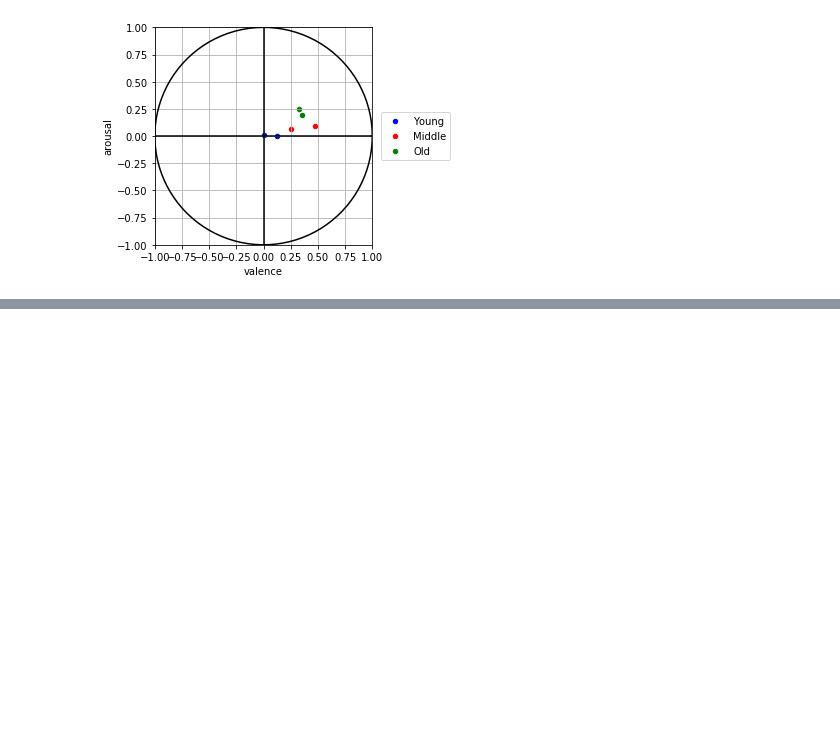
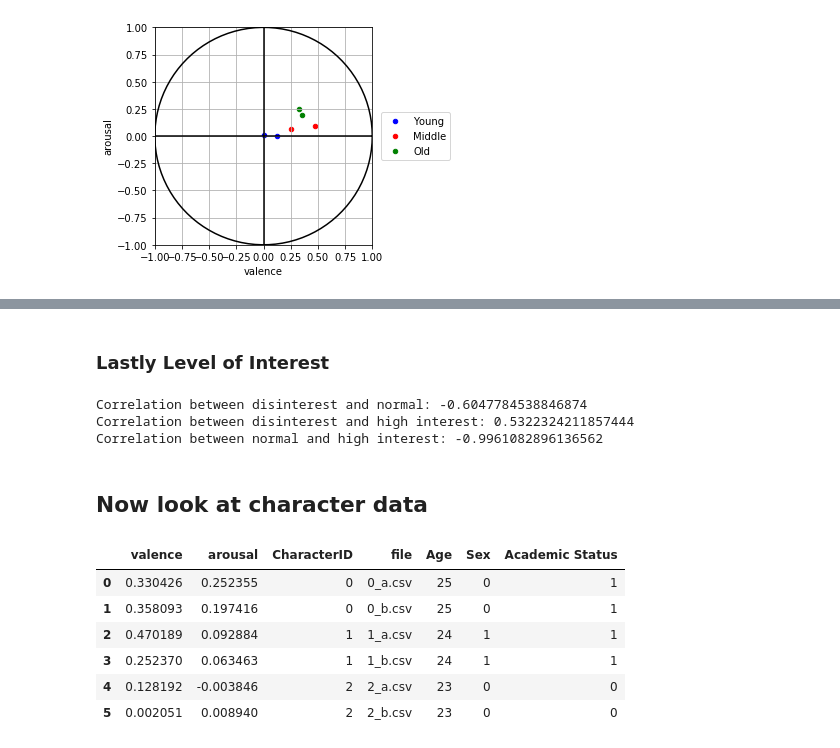
Before and after one commit to EJKraft/MasterThesis, a Jupyter notebook: OpenSMILE Analysis.ipynb, the cells around one changed output, grey strips where cells are left out. Drawn from its saved outputs; the diff is of its cells as text; code cells hidden in the pictures; blank space fills up the shorter version.

Commit message:
Added correlation calculations

```diff
--- a/OpenSMILE Analysis.ipynb
+++ b/OpenSMILE Analysis.ipynb
@@ -432,0 +932,26 @@ plt.locator_params(axis='x',nbins= 9)
+# %% [markdown]
+### Lastly Level of Interest
+# %%
+corr_loi1_loi2 = df_loi['disinterest'].corr(df_loi['normal'])
+corr_loi1_loi3 = df_loi['disinterest'].corr(df_loi['high interest'])
+corr_loi2_loi3 = df_loi['normal'].corr(df_loi['high interest'])
+
+print('Correlation between disinterest and normal: ' + str(corr_loi1_loi2))
+print('Correlation between disinterest and high interest: ' + str(corr_loi1_loi3))
+print('Correlation between normal and high interest: ' + str(corr_loi2_loi3))
+# %% [output]
+Correlation between disinterest and normal: -0.6047784538846874
+Correlation between disinterest and high interest: 0.5322324211857444
+Correlation between normal and high interest: -0.9961082896136562
+# %% [markdown]
+## Now look at character data
+# %%
+df_ar_val_char
+# %% [output]
+|  | valence | arousal | CharacterID | file | Age | Sex | Academic Status |
+| 0 | 0.330426 | 0.252355 | 0 | 0_a.csv | 25 | 0 | 1 |
+| 1 | 0.358093 | 0.197416 | 0 | 0_b.csv | 25 | 0 | 1 |
+| 2 | 0.470189 | 0.092884 | 1 | 1_a.csv | 24 | 1 | 1 |
+| 3 | 0.252370 | 0.063463 | 1 | 1_b.csv | 24 | 1 | 1 |
+| 4 | 0.128192 | -0.003846 | 2 | 2_a.csv | 23 | 0 | 0 |
+| 5 | 0.002051 | 0.008940 | 2 | 2_b.csv | 23 | 0 | 0 |
```
Also changed, not shown: parts of 8 cells of this notebook.
